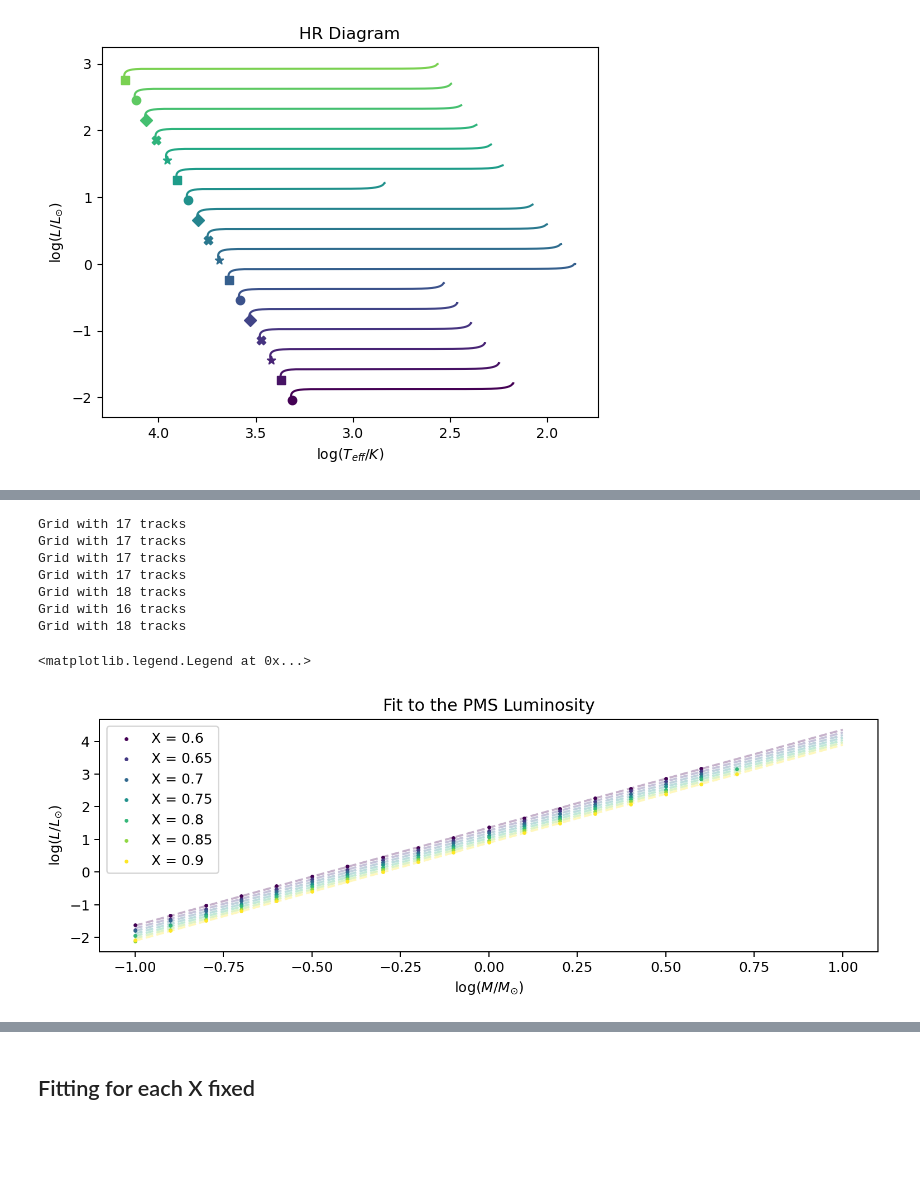
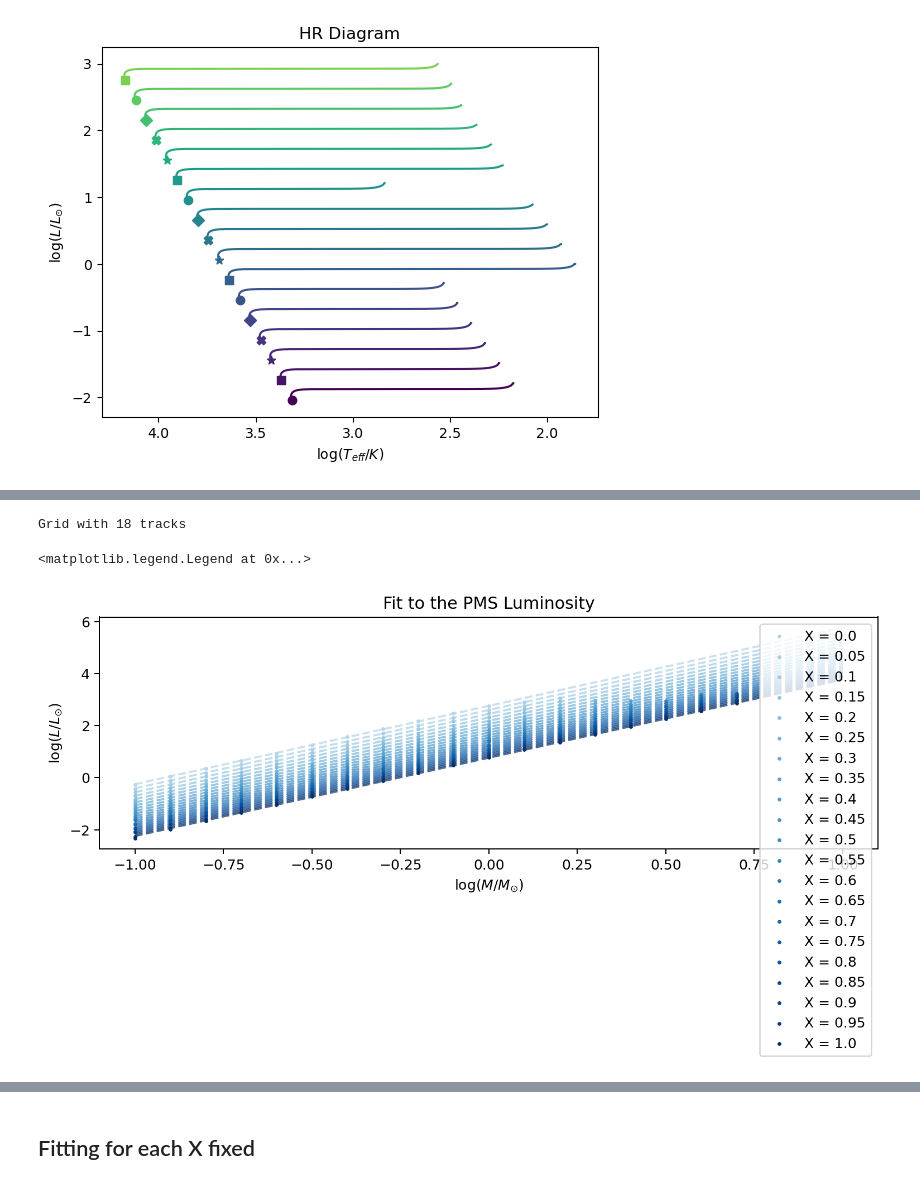
Before and after one commit to Jems-jl/Jems.jl, a Jupyter notebook: HomologyTesting/plots3 without Prad.ipynb, the cells around one changed output, grey strips where cells are left out. Cells and saved outputs as stored; diff of their text form; code cells hidden in the pictures; blank space fills up the shorter version.

```diff
--- a/HomologyTesting/plots3 without Prad.ipynb
+++ b/HomologyTesting/plots3 without Prad.ipynb
@@ -165,5 +170,5 @@ totalGrid.plot_grid(ax)
 # %%
 #make a good grid
-goodGrid = Grid([track for track in tracks if track.ZAMS_index != None])
-badGrid = Grid([track for track in tracks if track.ZAMS_index == None])
+goodGrid = Grid([track for track in tracks if track.PMS_L != None])
+badGrid = Grid([track for track in tracks if track.PMS_L == None])
 # %% [output]
@@ -236,16 +251,11 @@ from scipy import stats
 # %%
 def L_model(X, M, c1, c2,c3):
-    f = (3+5*X)**4*(1+X)
-    return c1 * f**c2  * M**c3
-
-def logL_model(X, M, A, c2,c3):
-    f = (3+5*X)**4*(1+X)
-    return A + c2 * np.log10(f) + c3 * np.log10(M)
-
+    g = (3+5*X)**4*(1+X)
+    return c1 * g**c2  * M**c3
 model1 = lmfit.Model(L_model, independent_vars = ['X', 'M'])
 model1.set_param_hint('c1', value=1, min=0)
 model1.set_param_hint('c2', value=-1, min=-10, max=10)
 model1.set_param_hint('c3', value=3, min=-5, max = 10)
 fit1 = model1.fit(goodGrid.PMS_Ls, X = goodGrid.Xs, M = goodGrid.Ms)
-print(fit1.fit_report())
+fit1
 # %% [output]
@@ -280,8 +295,12 @@ print(fit1.ci_report(sigmas = [1,2,sigma], with_offset=False))
 # %%
+def logL_model(X, M, A, c2,c3):
+    g = (3+5*X)**4*(1+X)
+    return A + c2 * np.log10(g) + c3 * np.log10(M)
+
 model2 = lmfit.Model(logL_model, independent_vars = ['X', 'M'])
 model2.set_param_hint('A', value=1, min=0)
 model2.set_param_hint('c2', value=-1, min=-10, max=10)
 model2.set_param_hint('c3', value=3, min=-5, max = 10)
 fit2 = model2.fit(np.log10(goodGrid.PMS_Ls), X = goodGrid.Xs, M = goodGrid.Ms)
-print(fit2.fit_report())
+fit2
 # %% [output]
@@ -306,28 +328,22 @@ print(fit2.fit_report())
 # %%
 #make plot of the fit
 fig, ax = plt.subplots(1,1, figsize=(10,3),dpi=180)
 ax.set_title('Fit to the PMS Luminosity')
 ax.set_xlabel('$\log(M/M_{\odot})$')
 ax.set_ylabel('$\log(L/L_{\odot})$')
 
 logMrange = np.linspace(-1,1,100)
-Xs = sorted(list(set(goodGrid.Xs)))
+Xs = unique(goodGrid.Xs)
 #Xs = [0.6,0.7,0.9]
-colors = plt.cm.viridis(np.linspace(0, 1, len(Xs)))
+colors = plt.cm.Blues(np.linspace(0.3, 1, len(Xs)))
 for X, color in zip(Xs,colors):
     cutGrid = goodGrid.collapse_grid_X(X)
     ax.scatter(cutGrid.logMs, np.log10(cutGrid.PMS_Ls), label = f'X = {X}', marker = 'o',color=color,s=3)
-    ax.plot(logMrange, fit2.eval(X = X, M = 10**logMrange),alpha = 0.3, ls='--',color=color)
+    ax.plot(logMrange, fit2.eval(X = X, M = 10**logMrange),alpha = 0.7, ls='--',color=color)
     #uncertainties = fit2.eval_uncertainty(X = X, M = 10**logMrange, sigma=5)
     #ax.fill_between(logMrange, fit2.eval(X = X, M = 10**logMrange) - uncertainties, fit2.eval(X = X, M = 10**logMrange) + uncertainties, alpha = 1, color = 'tab:blue')
 ax.legend()
 # %% [output]
-Grid with 17 tracks
-Grid with 17 tracks
-Grid with 17 tracks
-Grid with 17 tracks
 Grid with 18 tracks
-Grid with 16 tracks
-Grid with 18 tracks
 <matplotlib.legend.Legend at 0x...>
-[figure, old version]
+[figure, new version]
```
Also changed, not shown: parts of 32 cells of this notebook, 2 other files.
